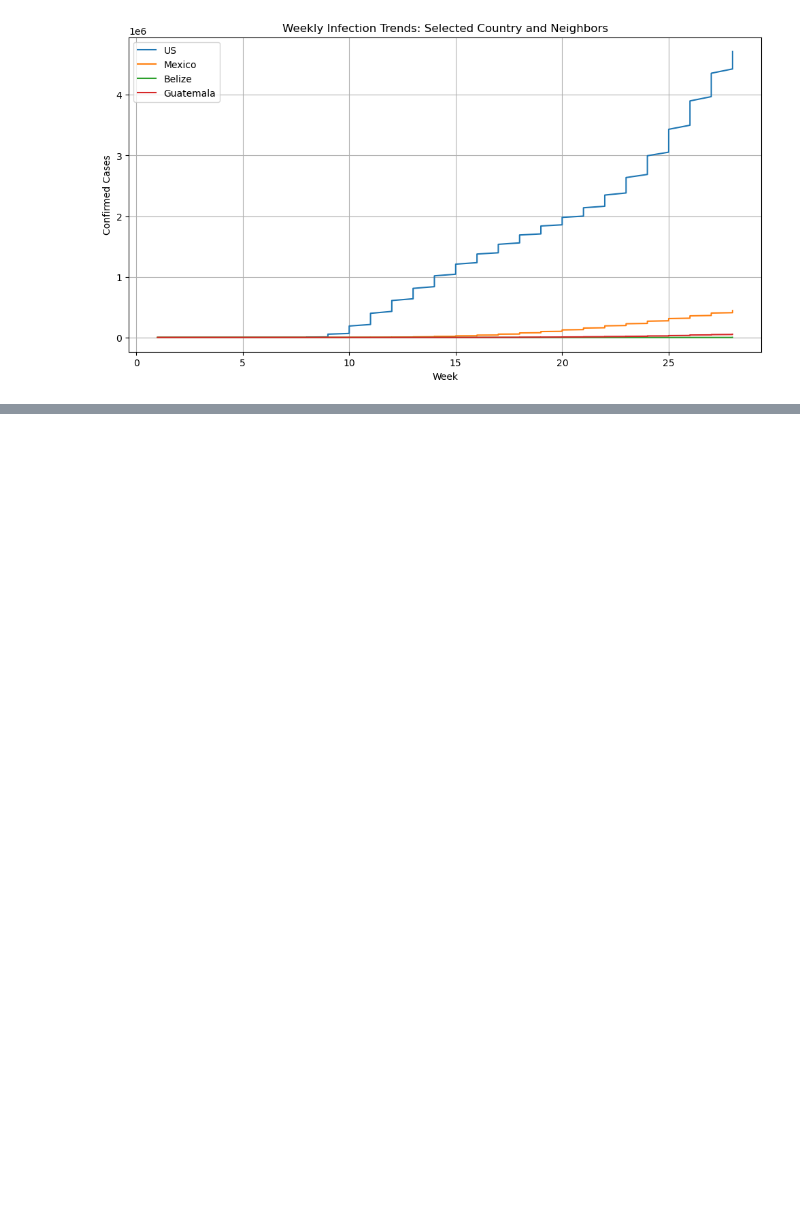
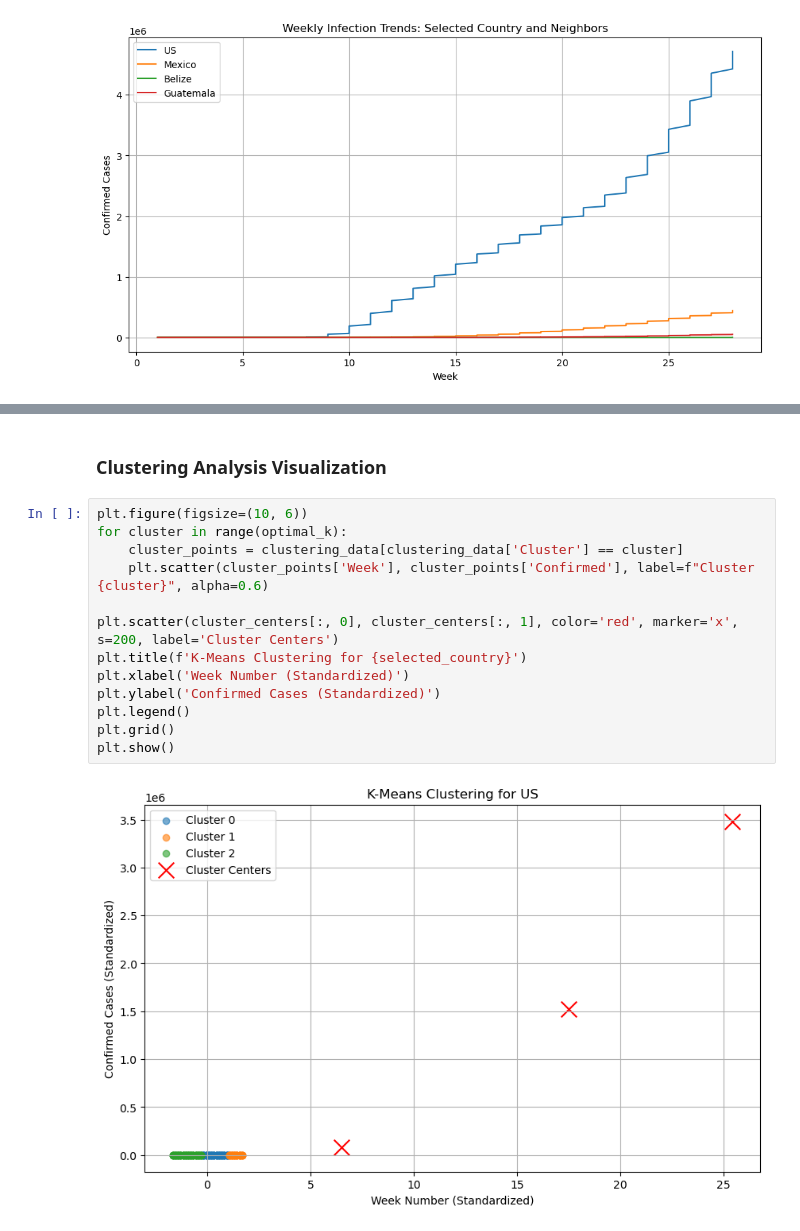
Before and after one commit to CluongUni/torrens-bda601, a Jupyter notebook: Assessment 03/A00117495_BDA601_Assessment3.ipynb, the cells around one changed output, grey strips where cells are left out. Cells and saved outputs as stored; diff of their text form; blank space fills up the shorter version.

```diff
--- a/Assessment 03/A00117495_BDA601_Assessment3.ipynb
+++ b/Assessment 03/A00117495_BDA601_Assessment3.ipynb
@@ -232,0 +317,17 @@ plt.show()
+# %% [markdown]
+### Clustering Analysis Visualization
+# %%
+plt.figure(figsize=(10, 6))
+for cluster in range(optimal_k):
+    cluster_points = clustering_data[clustering_data['Cluster'] == cluster]
+    plt.scatter(cluster_points['Week'], cluster_points['Confirmed'], label=f"Cluster {cluster}", alpha=0.6)
+
+plt.scatter(cluster_centers[:, 0], cluster_centers[:, 1], color='red', marker='x', s=200, label='Cluster Centers')
+plt.title(f'K-Means Clustering for {selected_country}')
+plt.xlabel('Week Number (Standardized)')
+plt.ylabel('Confirmed Cases (Standardized)')
+plt.legend()
+plt.grid()
+plt.show()
+# %% [output]
+[figure, added]
```
Also changed, not shown: parts of 22 cells of this notebook.
